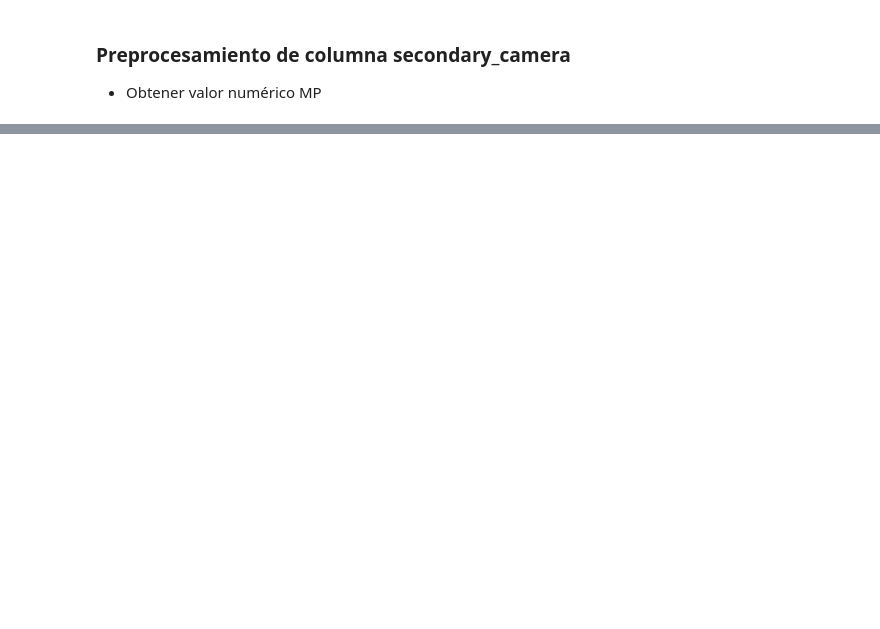
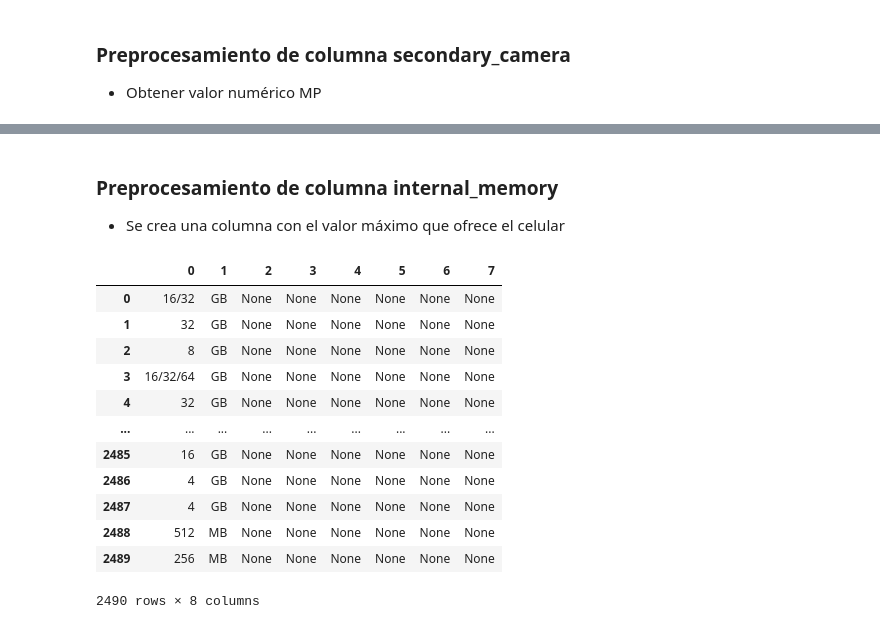
Before and after one commit to jgermanob/PCIC-Inteligencia-aritificial, a Jupyter notebook: Notebooks/Data_preprocessing.ipynb, the cells around one changed output, grey strips where cells are left out. Drawn from its saved outputs; the diff is of its cells as text; code cells hidden in the pictures; blank space fills up the shorter version.

Commit message:
Se agrega columna con valor máximo de internal_memory

```diff
--- a/Notebooks/Data_preprocessing.ipynb
+++ b/Notebooks/Data_preprocessing.ipynb
@@ -335,3 +335,29 @@ df.head()
 | 2 | Acer | Liquid Z6 | Available. Released 2016 December | Android 6.0 (Marshmallow) | Quad-core 1.25 GHz Cortex-A53 | Mali-T720MP2 | 8 GB | 1 GB RAM | 8 MP| autofocus| LED flash | ... |
 | 3 | Acer | Iconia Tab 10 A3-A40 | Available. Released 2016 June | Android 6.0 (Marshmallow) | Quad-core 1.3 GHz Cortex-A53 | Mali-T720 MP2 | 16/32/64 GB | 2 GB RAM | 5 MP | ... |
 | 4 | Acer | Liquid X2 | Available. Released 2016 February | Android 5.1 (Lollipop) | Octa-core 1.3 GHz Cortex-A53 | Mali-T720MP4 | 32 GB | 3 GB RAM | 13 MP| f/1.8| autofocus| LED flash| | ... |
+# %% [markdown]
+### Preprocesamiento de columna internal_memory
+- Se crea una columna con el valor máximo que ofrece el celular
+# %%
+n_cols = 8
+names = [str(i) for i in range(n_cols)] # 8 columnas resultantes de df["internal_memory"].str.split(" ")
+# %%
+split_data = df["internal_memory"].str.split(" ")
+sdata = split_data.to_list()
+new_split_df = pd.DataFrame(sdata, columns=names)
+# %%
+new_split_df
+# %% [output]
+|  | 0 | 1 | 2 | 3 | 4 | 5 | 6 | 7 |
+| 0 | 16/32 | GB | None | None | None | None | None | None |
+| 1 | 32 | GB | None | None | None | None | None | None |
+| 2 | 8 | GB | None | None | None | None | None | None |
+| 3 | 16/32/64 | GB | None | None | None | None | None | None |
+| 4 | 32 | GB | None | None | None | None | None | None |
+| ... | ... | ... | ... | ... | ... | ... | ... | ... |
+| 2485 | 16 | GB | None | None | None | None | None | None |
+| 2486 | 4 | GB | None | None | None | None | None | None |
+| 2487 | 4 | GB | None | None | None | None | None | None |
+| 2488 | 512 | MB | None | None | None | None | None | None |
+| 2489 | 256 | MB | None | None | None | None | None | None |
+2490 rows × 8 columns
```
Also changed, not shown: parts of 8 cells of this notebook.
